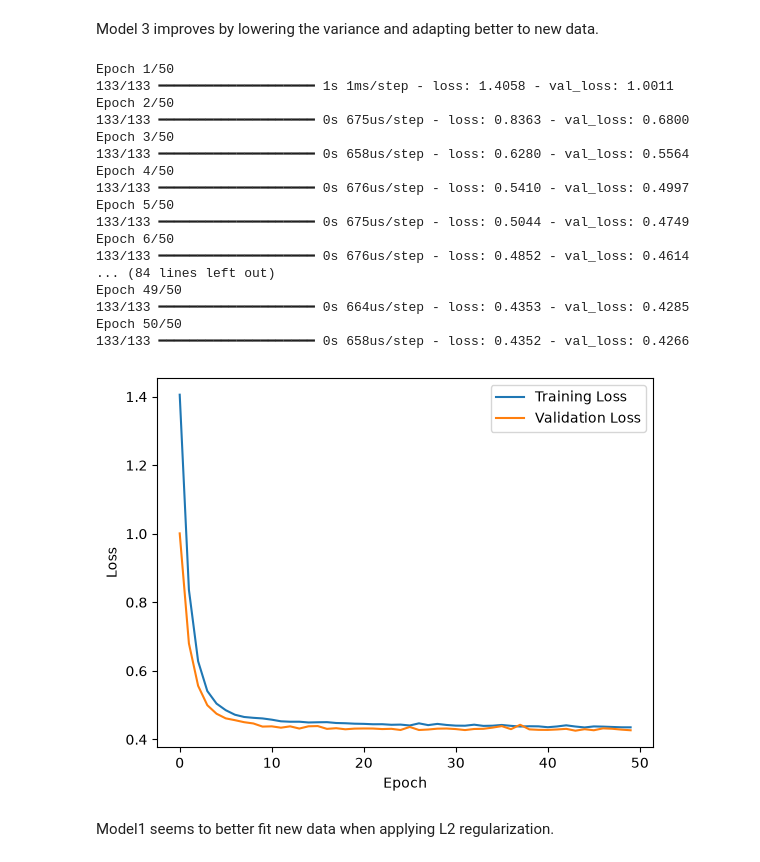
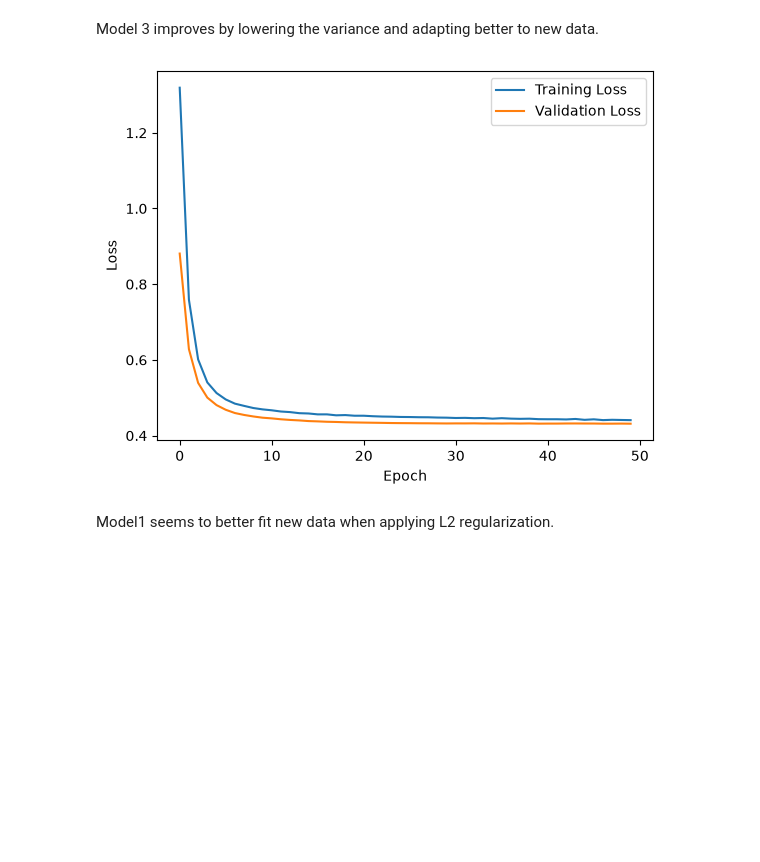
Before and after one commit to andrsma/Telco-Churn, a Jupyter notebook: notebooks/AI_Project_Beginner_Level.ipynb, the cells around one changed output. Cells and saved outputs as stored; diff of their text form; code cells hidden in the pictures; blank space fills up the shorter version.

```diff
--- a/notebooks/AI_Project_Beginner_Level.ipynb
+++ b/notebooks/AI_Project_Beginner_Level.ipynb
@@ -444,49 +496,32 @@ Model 3 improves by lowering the variance and adapting better to new data.
 # %%
 #Apply regularization for model1, model2 and model3
 from tensorflow.keras.regularizers import l2
 
 model1_r = Sequential([
     Input(shape=(40,)),
     Dense(40, activation='relu', kernel_regularizer=l2(0.01)),
     Dense(64, activation='relu', kernel_regularizer=l2(0.01)),
     Dense(32, activation='relu', kernel_regularizer=l2(0.01)),
     Dense(1, activation='sigmoid')
 
 ])
 
 model1_r.compile(optimizer='adam', loss=BinaryCrossentropy())
 
 history1_r =  model1_r.fit(
     X_train_nn_scaled, y_train_nn,
     validation_data=(X_val_nn_scaled, y_val_nn),
-    epochs=50
+    epochs=50, verbose=0
 )
 
 plt.plot(history1_r.history['loss'], label='Training Loss')
 plt.plot(history1_r.history['val_loss'], label='Validation Loss')
 plt.xlabel('Epoch')
 plt.ylabel('Loss')
 plt.legend()
 plt.show()
 # %% [output]
-Epoch 1/50
-133/133 ━━━━━━━━━━━━━━━━━━━━ 1s 1ms/step - loss: 1.4058 - val_loss: 1.0011
-Epoch 2/50
-133/133 ━━━━━━━━━━━━━━━━━━━━ 0s 675us/step - loss: 0.8363 - val_loss: 0.6800
-Epoch 3/50
-133/133 ━━━━━━━━━━━━━━━━━━━━ 0s 658us/step - loss: 0.6280 - val_loss: 0.5564
-Epoch 4/50
-133/133 ━━━━━━━━━━━━━━━━━━━━ 0s 676us/step - loss: 0.5410 - val_loss: 0.4997
-Epoch 5/50
-133/133 ━━━━━━━━━━━━━━━━━━━━ 0s 675us/step - loss: 0.5044 - val_loss: 0.4749
-Epoch 6/50
-133/133 ━━━━━━━━━━━━━━━━━━━━ 0s 676us/step - loss: 0.4852 - val_loss: 0.4614
-... (84 lines left out)
-Epoch 49/50
-133/133 ━━━━━━━━━━━━━━━━━━━━ 0s 664us/step - loss: 0.4353 - val_loss: 0.4285
-Epoch 50/50
-133/133 ━━━━━━━━━━━━━━━━━━━━ 0s 658us/step - loss: 0.4352 - val_loss: 0.4266
-[figure, old version]
+[figure, new version]
 # %% [markdown]
 Model1 seems to better fit new data when applying L2 regularization.
 # %%
```
Also changed, not shown: parts of 46 cells of this notebook, 3 other files.
